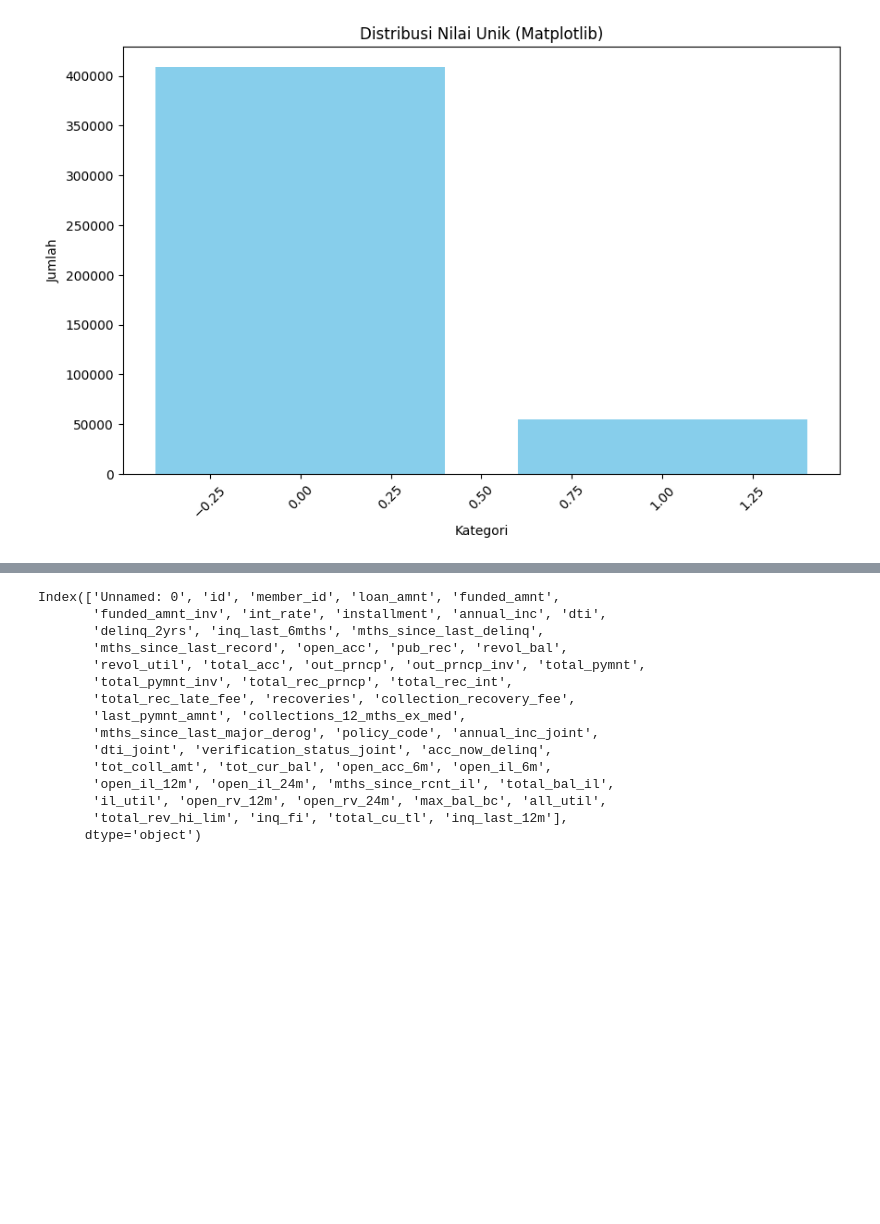
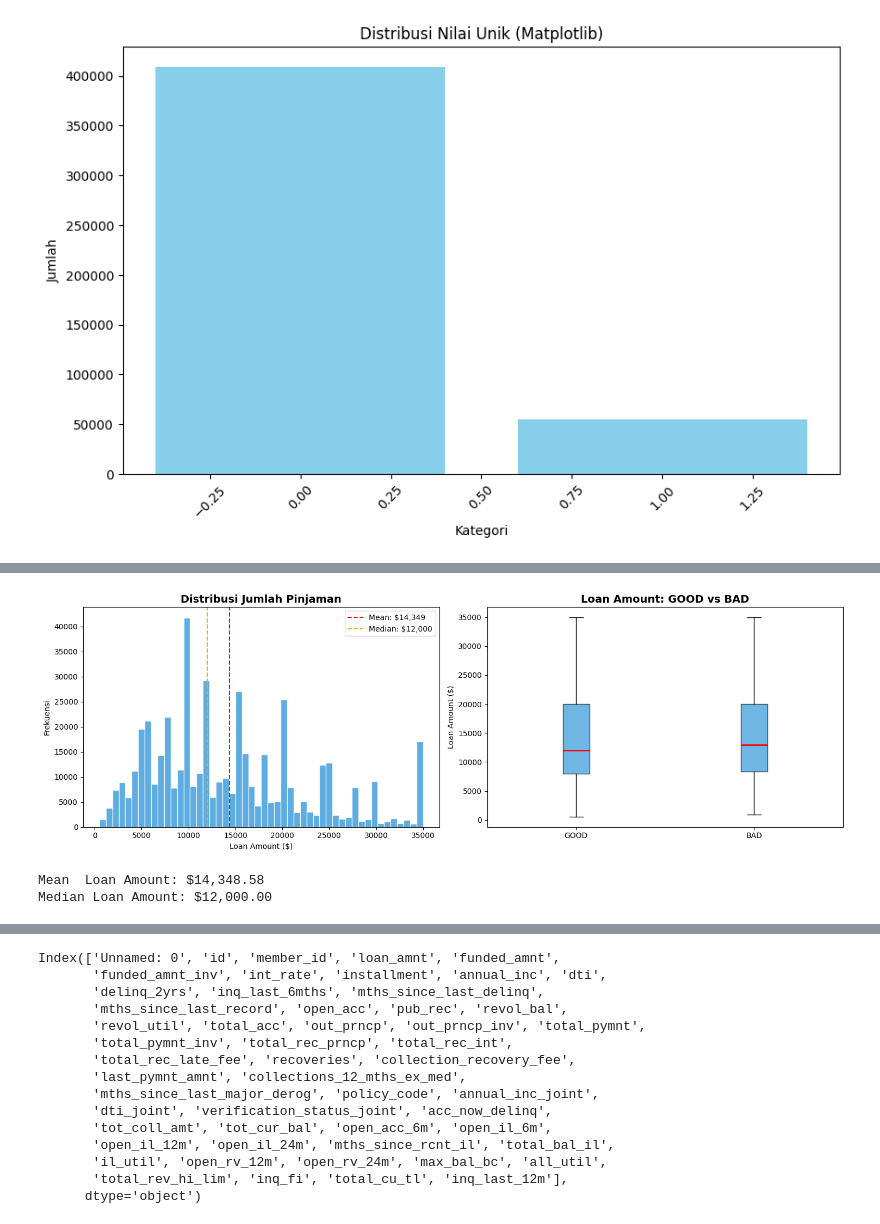
Before and after one commit to rfaoktvian/FinalProjectIDXPartners, a Jupyter notebook: main.ipynb, the cells around one changed output, grey strips where cells are left out. Cells and saved outputs as stored; diff of their text form; code cells hidden in the pictures; blank space fills up the shorter version.

```diff
--- a/main.ipynb
+++ b/main.ipynb
@@ -260,0 +297,33 @@ plt.show()
+# %%
+# ============================================================
+# EDA 2: Distribusi Loan Amount
+# ============================================================
+fig, axes = plt.subplots(1, 2, figsize=(15, 5))
+
+# Histogram keseluruhan
+axes[0].hist(df['loan_amnt'], bins=50, color='#3498db', edgecolor='white', alpha=0.8)
+axes[0].set_title('Distribusi Jumlah Pinjaman', fontsize=14, fontweight='bold')
+axes[0].set_xlabel('Loan Amount ($)')
+axes[0].set_ylabel('Frekuensi')
+axes[0].axvline(df['loan_amnt'].mean(), color='red', linestyle='--', label=f'Mean: ${df["loan_amnt"].mean():,.0f}')
+axes[0].axvline(df['loan_amnt'].median(), color='orange', linestyle='--', label=f'Median: ${df["loan_amnt"].median():,.0f}')
+axes[0].legend()
+
+# Boxplot by label
+good = df[df['loan_label']==0]['loan_amnt']
+bad  = df[df['loan_label']==1]['loan_amnt']
+axes[1].boxplot([good, bad], labels=['GOOD', 'BAD'], patch_artist=True,
+                boxprops=dict(facecolor='#3498db', alpha=0.7),
+                medianprops=dict(color='red', linewidth=2))
+axes[1].set_title('Loan Amount: GOOD vs BAD', fontsize=14, fontweight='bold')
+axes[1].set_ylabel('Loan Amount ($)')
+
+plt.tight_layout()
+plt.show()
+
+print(f'Mean  Loan Amount: ${df["loan_amnt"].mean():,.2f}')
+print(f'Median Loan Amount: ${df["loan_amnt"].median():,.2f}')
+# %% [output]
+[figure, added]
+Mean  Loan Amount: $14,348.58
+Median Loan Amount: $12,000.00
```
Also changed, not shown: parts of 5 cells of this notebook.
